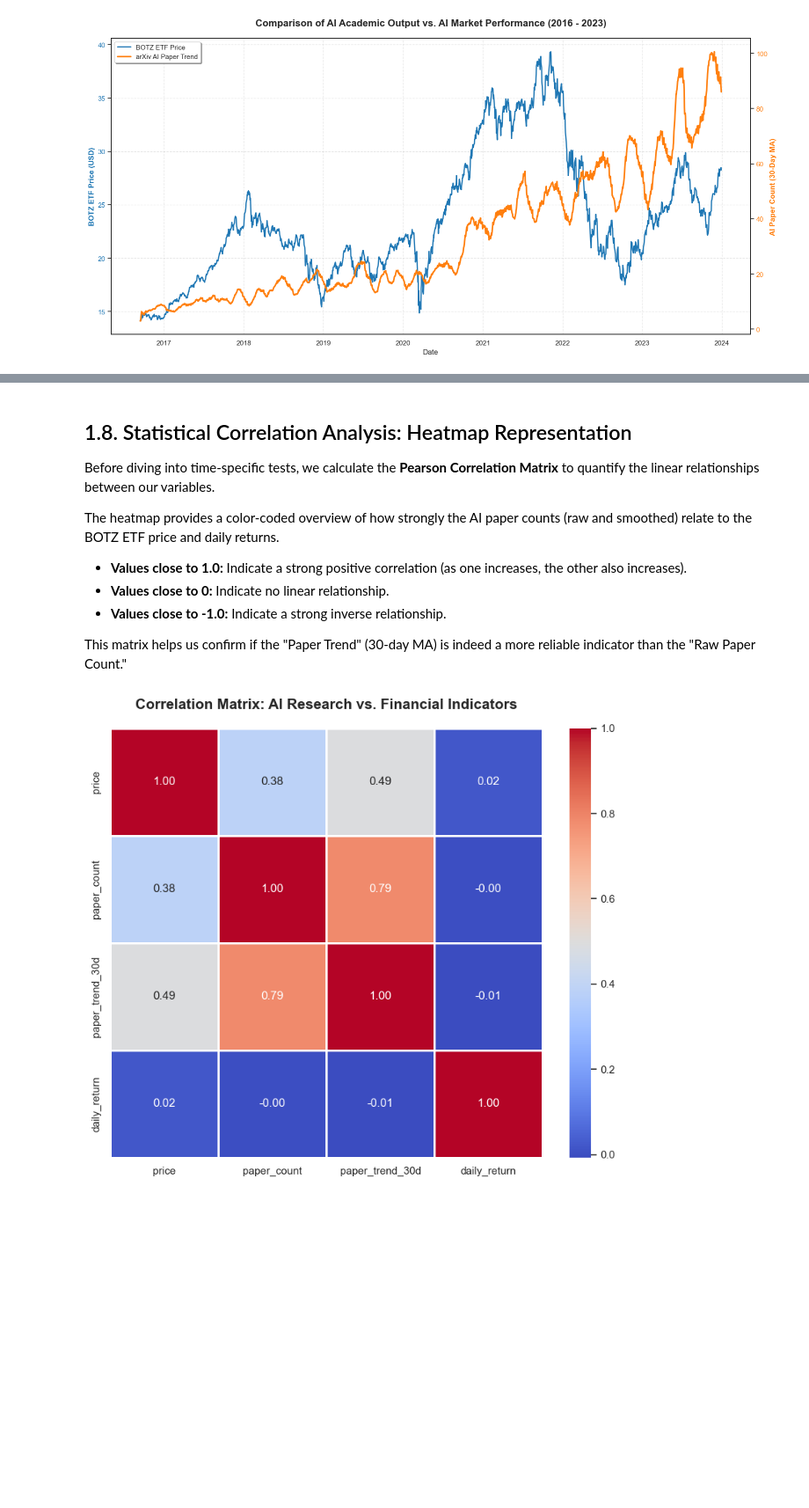
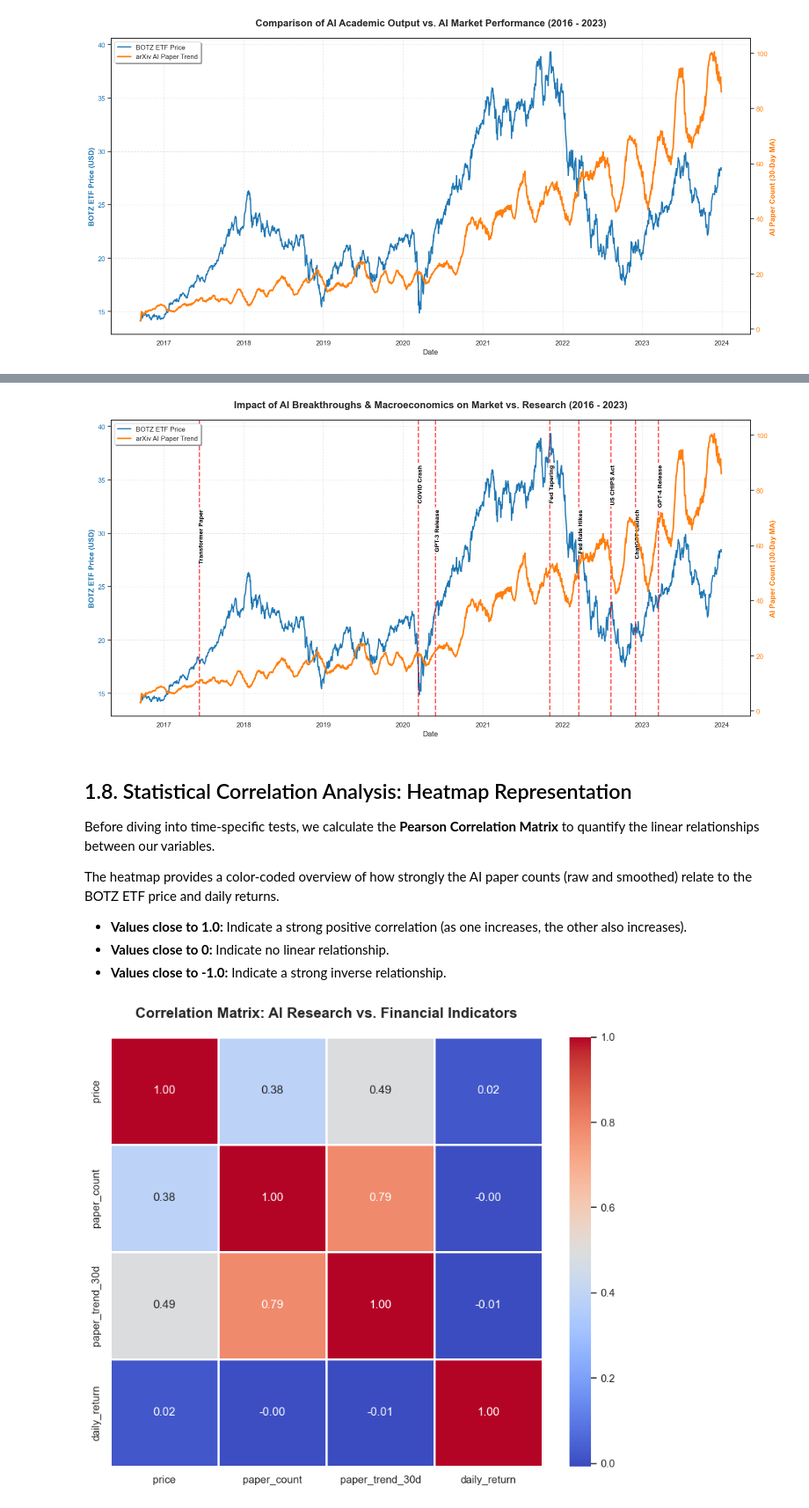
Before and after one commit to mertcaylak-glitch/DSA-210-Project, a Jupyter notebook: EDA.ipynb, the cells around one changed output, grey strips where cells are left out. Shown at 88% size. Cells and saved outputs as stored; diff of their text form; code cells hidden in the pictures; blank space fills up the shorter version.

```diff
--- a/EDA.ipynb
+++ b/EDA.ipynb
@@ -295,3 +318,71 @@ plt.show()
+# %%
+# 1. Load the merged master dataset
+df = pd.read_csv("ai_market_master_dataset.csv", parse_dates=["date"])
+df.set_index("date", inplace=True)
+
+# 2. Calculate a 30-day moving average for papers to smooth out the trend
+df["paper_trend_30d"] = df["paper_count"].rolling(window=30, min_periods=1).mean()
+
+# 3. Create the plot with dual axes
+sns.set_theme(style="white")
+fig, ax1 = plt.subplots(figsize=(16, 8))
+
+# --- Plot ETF Price on the Left Axis (Y1) ---
+color1 = '#1f77b4' # Steel Blue
+ax1.set_xlabel('Date', fontsize=12)
+ax1.set_ylabel('BOTZ ETF Price (USD)', color=color1, fontsize=12, fontweight='bold')
+line1 = ax1.plot(df.index, df['price'], color=color1, linewidth=2, label='BOTZ ETF Price')
+ax1.tick_params(axis='y', labelcolor=color1)
+
+# --- Create the second axis for Paper Counts (Y2) ---
+ax2 = ax1.twinx()
+color2 = '#ff7f0e' # Safety Orange
+ax2.set_ylabel('AI Paper Count (30-Day MA)', color=color2, fontsize=12, fontweight='bold')
+line2 = ax2.plot(df.index, df['paper_trend_30d'], color=color2, linewidth=2.5, label='arXiv AI Paper Trend')
+ax2.tick_params(axis='y', labelcolor=color2)
+
+# 4. Corrected Legend Logic
+lns = line1 + line2
+labs = [l.get_label() for l in lns]
+ax1.legend(lns, labs, loc='upper left', fontsize=11, frameon=True, shadow=True)
+
+
+milestones = [
+    ("2016-03-15", "AlphaGo Wins", "AI"),
+    ("2017-06-12", "Transformer Paper", "AI"),
+    ("2020-03-11", "COVID Crash", "Macro"),
+    ("2020-05-28", "GPT-3 Release", "AI"),
+    ("2021-11-03", "Fed Tapering", "Macro"),
+    ("2022-03-16", "Fed Rate Hikes", "Macro"),
+    ("2022-08-09", "US CHIPS Act", "Macro"),
+    ("2022-11-30", "ChatGPT Launch", "AI"),
+    ("2023-03-14", "GPT-4 Release", "AI")
+]
+
+bbox_style = dict(boxstyle="round,pad=0.3", facecolor="white", edgecolor="none", alpha=0.85)
+
+for i, (date_str, label, category) in enumerate(milestones):
+    event_date = pd.to_datetime(date_str)
+
+    if event_date >= df.index.min() and event_date <= df.index.max():
+        ax1.axvline(x=event_date, color='red', linestyle='--', linewidth=2, alpha=0.7)
+
+        y_pos = 0.85 if i % 2 == 0 else 0.70
+
+        display_label = f"{label}"
+        ax1.text(event_date, y_pos, display_label, rotation=90, verticalalignment='top',
+                 transform=ax1.get_xaxis_transform(), color='black', fontsize=10, fontweight='bold',
+                 bbox=bbox_style)
+
+# 6. Title and Grid Formatting
+plt.title("Impact of AI Breakthroughs & Macroeconomics on Market vs. Research (2016 - 2023)",
+          fontsize=16, fontweight='bold', pad=20)
+ax1.grid(True, linestyle='--', alpha=0.5)
+
+plt.tight_layout()
+plt.show()
+# %% [output]
+[figure, added]
 # %% [markdown]
 ## 1.8. Statistical Correlation Analysis: Heatmap Representation
 
@@ -301,8 +392,6 @@ The heatmap provides a color-coded overview of how strongly the AI paper counts
 * **Values close to 1.0:** Indicate a strong positive correlation (as one increases, the other also increases).
 * **Values close to 0:** Indicate no linear relationship.
 * **Values close to -1.0:** Indicate a strong inverse relationship.
-
-This matrix helps us confirm if the "Paper Trend" (30-day MA) is indeed a more reliable indicator than the "Raw Paper Count."
 # %%
 # 1. Load the final synchronized dataset
 df_final = pd.read_csv("ai_market_master_dataset.csv", parse_dates=["date"])
```
Also changed, not shown: parts of 1 cell of this notebook, 1 other file.
